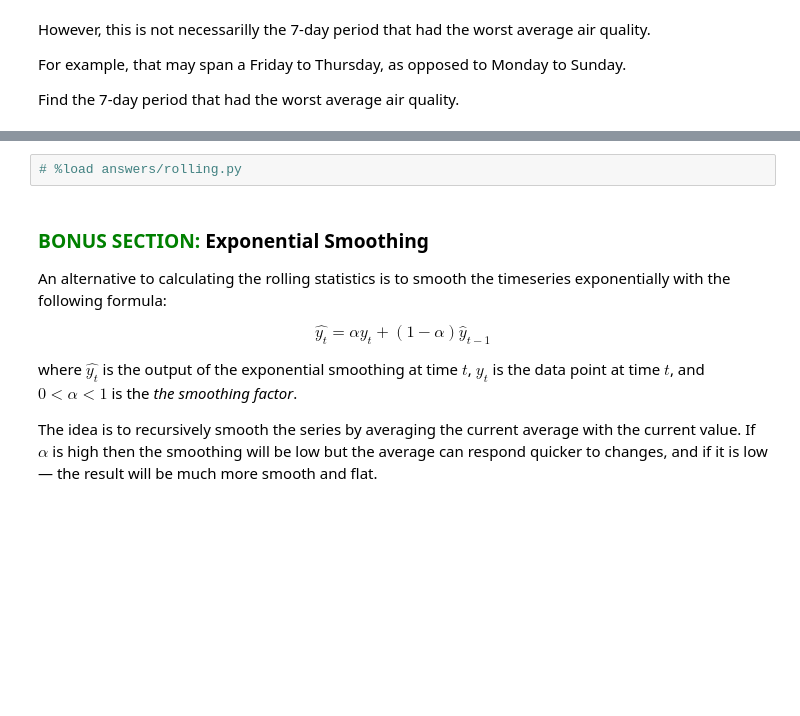
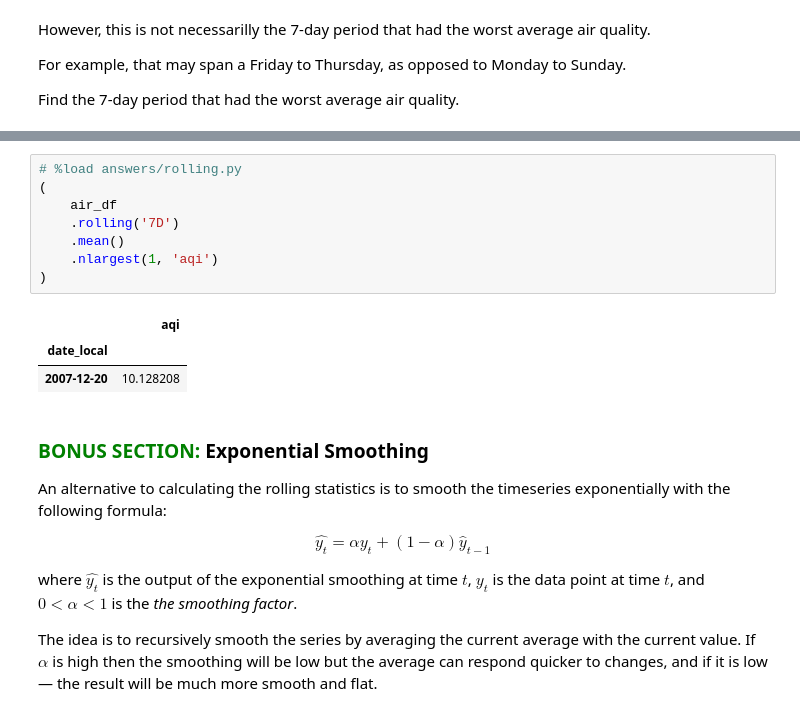
Before and after one commit to staeff/time-series, a Jupyter notebook: 01_time_series_analysis.ipynb, the cells around one changed output, grey strips where cells are left out. Cells and saved outputs as stored; diff of their text form; blank space fills up the shorter version.

```diff
--- a/01_time_series_analysis.ipynb
+++ b/01_time_series_analysis.ipynb
@@ -449,5 +460,15 @@ Find the 7-day period that had the worst average air quality.
 # %%
 # %load answers/rolling.py
+(
+    air_df
+    .rolling('7D')
+    .mean()
+    .nlargest(1, 'aqi')
+)
+# %% [output]
+|  | aqi |
+| date_local |  |
+| 2007-12-20 | 10.128208 |
 # %% [markdown]
 ### <font color='green'>BONUS SECTION: </font> Exponential Smoothing
 
```
Also changed, not shown: parts of 11 cells of this notebook, 1 other file.
